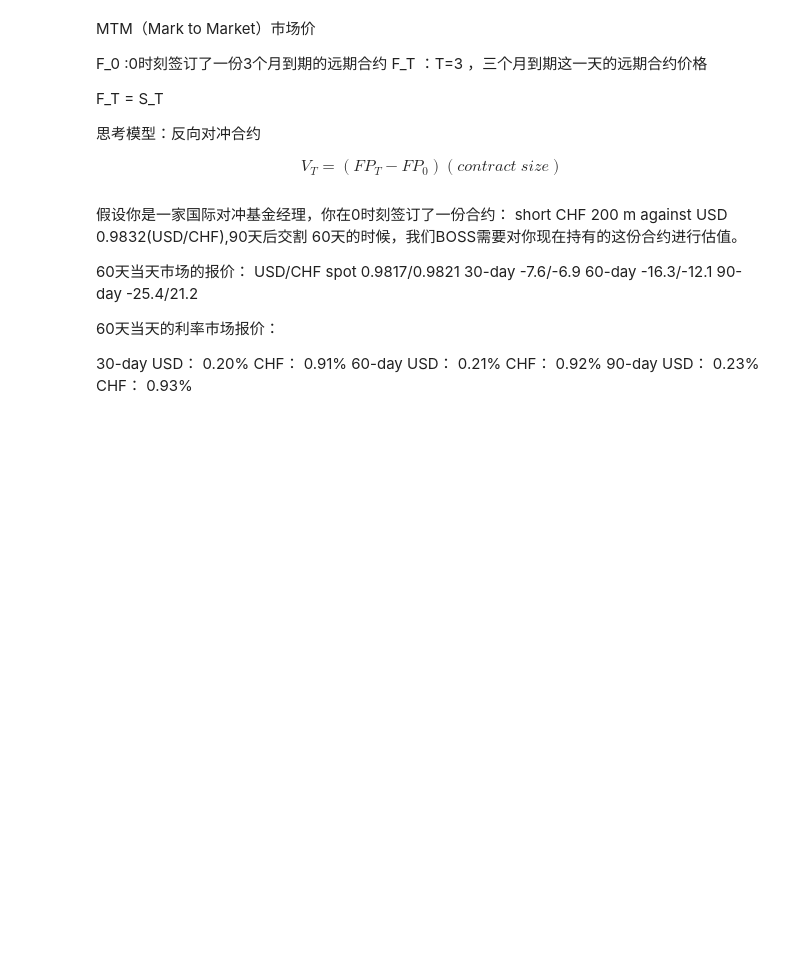
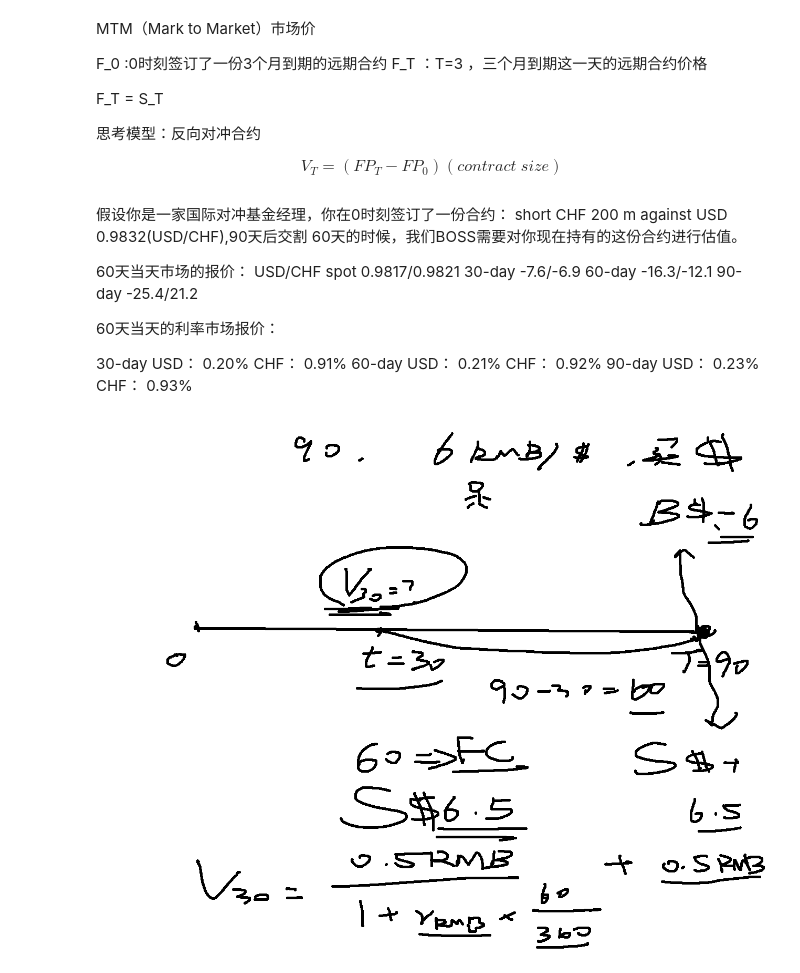
Before and after one commit to williamjiamin/LXOD_FinTech_Intro, a Jupyter notebook: 3.经济学原理入门/3.汇率与远期汇率相关套利.ipynb, the cells around one changed output. Saved outputs shown, nothing was run; the diff lists cells and outputs as text; code cells hidden in the pictures; blank space fills up the shorter version.

```diff
--- a/3.经济学原理入门/3.汇率与远期汇率相关套利.ipynb
+++ b/3.经济学原理入门/3.汇率与远期汇率相关套利.ipynb
@@ -50,3 +52,8 @@ spot 0.9817/0.9821
 30-day  USD： 0.20%  CHF： 0.91%
 60-day  USD： 0.21%  CHF： 0.92%
 90-day  USD： 0.23%  CHF： 0.93%
+# %%
+from IPython.display import Image
+Image(filename='3.汇率与远期汇率相关套利.png')
+# %% [output]
+[figure, added]
```
Also changed, not shown: parts of 4 cells of this notebook, 1 other file.
